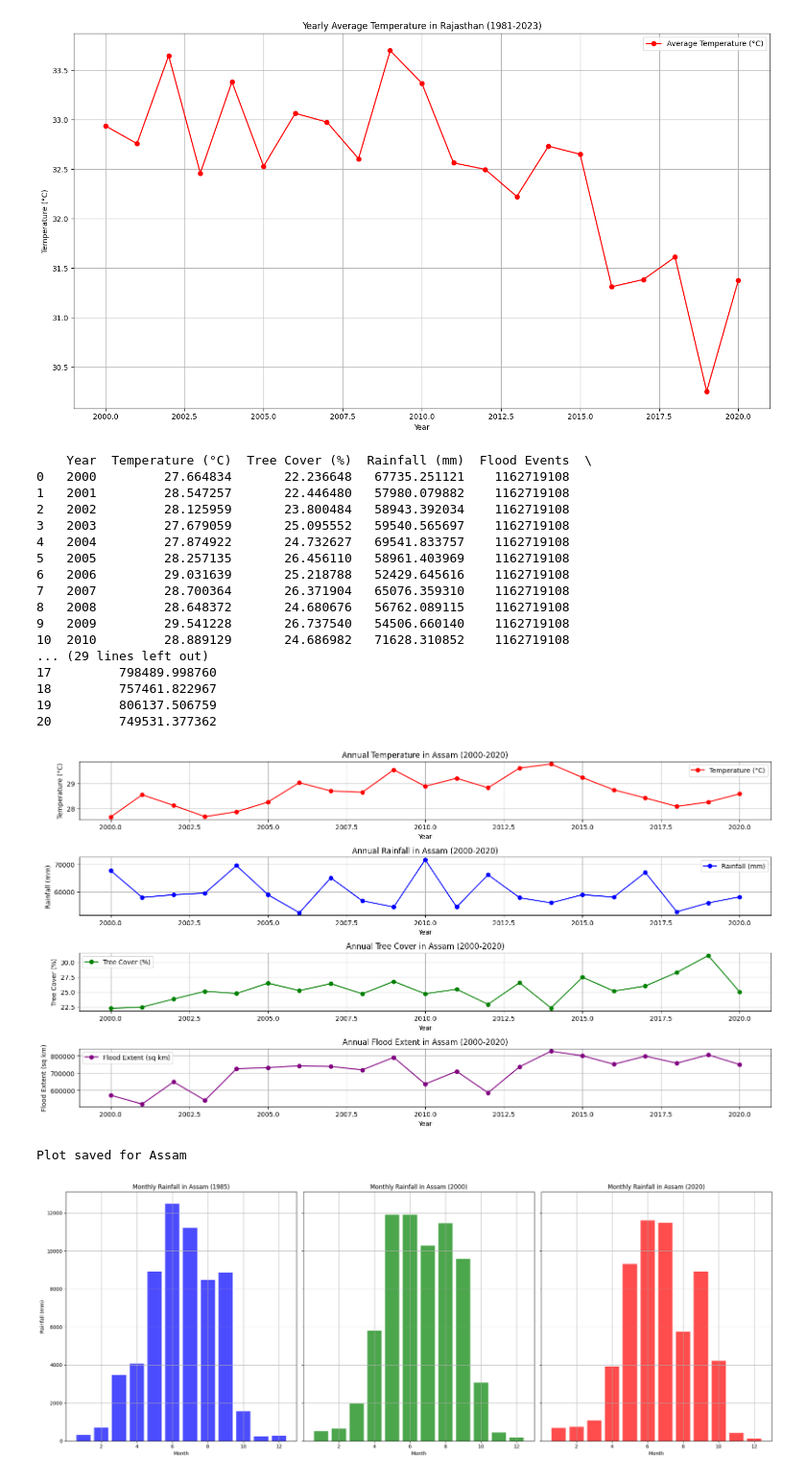
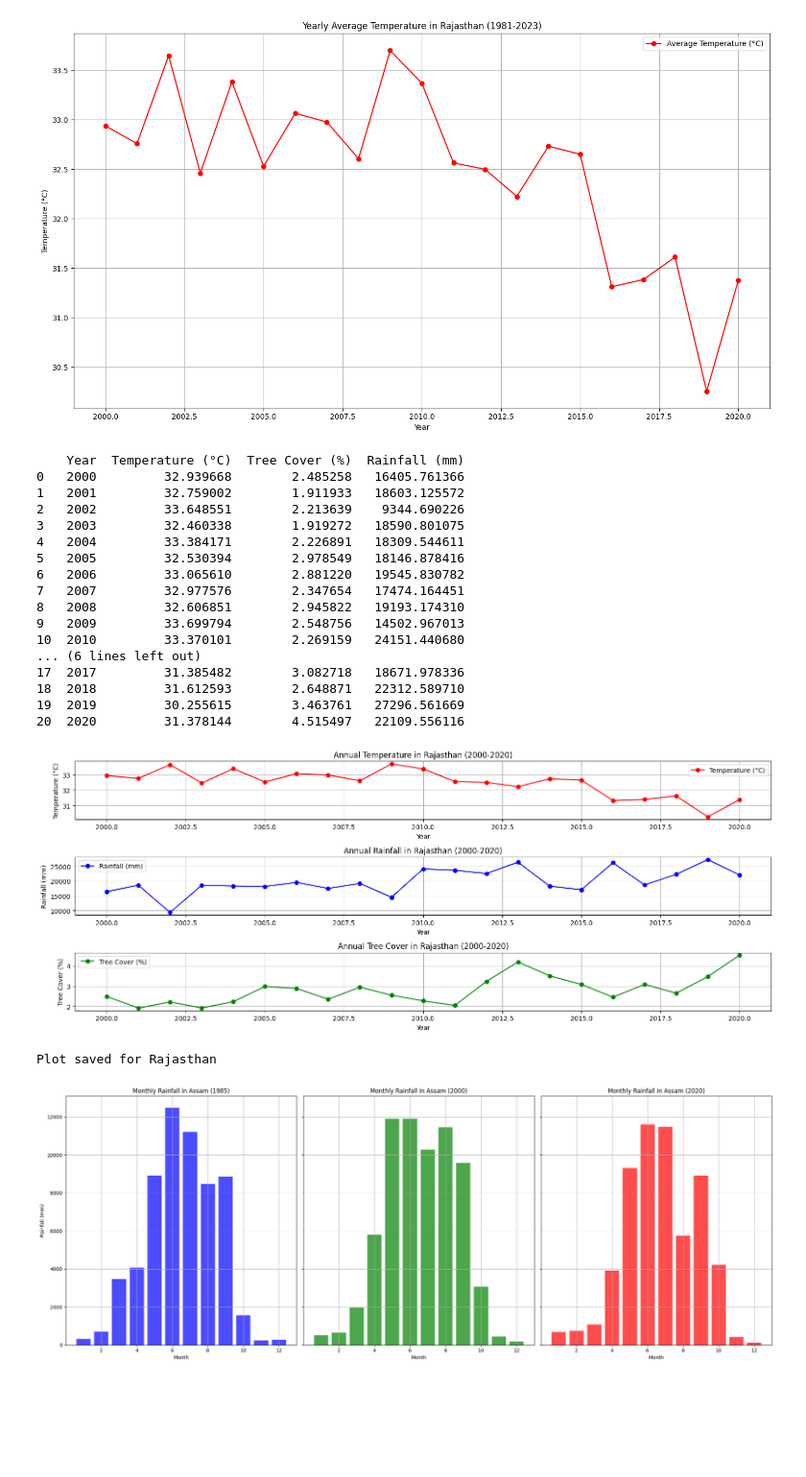
Before and after one commit to PradyuthReddy02/Climate-Change-blog, a Jupyter notebook: visualization.ipynb, the cells around one changed output. Shown at 96% size. Saved outputs shown, nothing was run; the diff lists cells and outputs as text; code cells hidden in the pictures; blank space fills up the shorter version.

```diff
--- a/visualization.ipynb
+++ b/visualization.ipynb
@@ -162,26 +162,26 @@ plt.show()
 import pandas as pd
 
 # Load the data from the CSV files
-temperature_file_path = "/Users/prreddy/Projects/Assam Data/Assam_district_monthly_temperature_1981_2023.csv"
-tree_cover_file_path = "/Users/prreddy/Projects/Assam Data/Assam_district_annual_tree_cover_2000_2020.csv"
-rainfall_file_path = "/Users/prreddy/Projects/Assam Data/Assam_district_monthly_rainfall_1981_2023.csv"
-flooding_file_path = "/Users/prreddy/Projects/Assam Data/Assam_district_monthly_flooding_2000_2023.csv"
+temperature_file_path = "/Users/prreddy/Projects/Rajasthan Data/Rajasthan_district_monthly_temperature_1981_2023.csv"
+tree_cover_file_path = "/Users/prreddy/Projects/Rajasthan Data/Rajasthan_district_annual_tree_cover_2000_2020.csv"
+rainfall_file_path = "/Users/prreddy/Projects/Rajasthan Data/Rajasthan_district_monthly_rainfall_1981_2023.csv"
+flooding_file_path = "/Users/prreddy/Projects/Rajasthan Data/Rajasthan_district_monthly_flooding_2000_2023.csv"
 
 temperature_df = pd.read_csv(temperature_file_path)
 tree_cover_df = pd.read_csv(tree_cover_file_path)
 rainfall_df = pd.read_csv(rainfall_file_path)
 flooding_df = pd.read_csv(flooding_file_path)
 
-# Calculate the average yearly temperature for Assam
+# Calculate the average yearly temperature for Rajasthan
 average_yearly_temperature = temperature_df.groupby(['Year'])['Temperature (°C)'].mean().reset_index()
 
-# Calculate the average yearly tree cover for Assam
+# Calculate the average yearly tree cover for Rajasthan
 average_yearly_tree_cover = tree_cover_df.groupby(['Year'])['Tree Cover (%)'].mean().reset_index()
 
-# Calculate the total yearly precipitation for Assam
+# Calculate the total yearly precipitation for Rajasthan
 total_yearly_precipitation = rainfall_df.groupby(['Year'])['Rainfall (mm)'].sum().reset_index()
 
-# Calculate the total yearly flood events and flood extent for Assam
+# Calculate the total yearly flood events and flood extent for Rajasthan
 total_yearly_flooding = flooding_df.groupby(['Year'])[['Flood Events', 'Flood Extent (sq km)']].sum().reset_index()
 
 # Merge the dataframes on Year
@@ -193,36 +193,36 @@ merged_df = pd.merge(merged_df, total_yearly_flooding, on='Year')
 print(merged_df)
 
 # Save the merged dataframe to a new CSV file
-merged_df.to_csv("Assam_yearly_climate_data.csv", index=False)
+merged_df.to_csv("Rajasthan_yearly_climate_data.csv", index=False)
 # %% [output]
-    Year  Temperature (°C)  Tree Cover (%)  Rainfall (mm)  Flood Events  \
-0   2000         27.664834       22.236648   67735.251121    1162719108
-1   2001         28.547257       22.446480   57980.079882    1162719108
-2   2002         28.125959       23.800484   58943.392034    1162719108
-3   2003         27.679059       25.095552   59540.565697    1162719108
-4   2004         27.874922       24.732627   69541.833757    1162719108
-5   2005         28.257135       26.456110   58961.403969    1162719108
-6   2006         29.031639       25.218788   52429.645616    1162719108
-7   2007         28.700364       26.371904   65076.359310    1162719108
-8   2008         28.648372       24.680676   56762.089115    1162719108
-9   2009         29.541228       26.737540   54506.660140    1162719108
-10  2010         28.889129       24.686982   71628.310852    1162719108
-... (29 lines left out)
-17         798489.998760
-18         757461.822967
-19         806137.506759
-20         749531.377362
+    Year  Temperature (°C)  Tree Cover (%)  Rainfall (mm)
+0   2000         32.939668        2.485258   16405.761366
+1   2001         32.759002        1.911933   18603.125572
+2   2002         33.648551        2.213639    9344.690226
+3   2003         32.460338        1.919272   18590.801075
+4   2004         33.384171        2.226891   18309.544611
+5   2005         32.530394        2.978549   18146.878416
+6   2006         33.065610        2.881220   19545.830782
+7   2007         32.977576        2.347654   17474.164451
+8   2008         32.606851        2.945822   19193.174310
+9   2009         33.699794        2.548756   14502.967013
+10  2010         33.370101        2.269159   24151.440680
+... (6 lines left out)
+17  2017         31.385482        3.082718   18671.978336
+18  2018         31.612593        2.648871   22312.589710
+19  2019         30.255615        3.463761   27296.561669
+20  2020         31.378144        4.515497   22109.556116
 # %%
 import pandas as pd
 import matplotlib.pyplot as plt
 import os
 
 # Load the yearly climate data from the CSV file
-climate_data_file_path = "/Users/prreddy/Projects/Assam Data/Assam_yearly_climate_data.csv"
+climate_data_file_path = "/Users/prreddy/Projects/Rajasthan Data/Rajasthan_yearly_climate_data.csv"
 climate_df = pd.read_csv(climate_data_file_path)
 
 # Create the output directory if it doesn't exist
-output_dir = "Assam_yearly_climate_plots"
+output_dir = "Rajasthan_yearly_climate_plots"
 os.makedirs(output_dir, exist_ok=True)
 
 # Plotting
@@ -231,7 +231,7 @@ plt.figure(figsize=(16, 10))
 # Plot temperature
 plt.subplot(5, 1, 1)
 plt.plot(climate_df['Year'], climate_df['Temperature (°C)'], marker='o', color='r', label='Temperature (°C)')
-plt.title('Annual Temperature in Assam (2000-2020)')
+plt.title('Annual Temperature in Rajasthan (2000-2020)')
 plt.xlabel('Year')
 plt.ylabel('Temperature (°C)')
 plt.grid(True)
@@ -240,44 +240,44 @@ plt.legend()
 # Plot rainfall
 plt.subplot(5, 1, 2)
 plt.plot(climate_df['Year'], climate_df['Rainfall (mm)'], marker='o', color='b', label='Rainfall (mm)')
-plt.title('Annual Rainfall in Assam (2000-2020)')
+plt.title('Annual Rainfall in Rajasthan (2000-2020)')
 plt.xlabel('Year')
 plt.ylabel('Rainfall (mm)')
 plt.grid(True)
 plt.legend()
 
 # Plot tree cover
 plt.subplot(5, 1, 3)
 plt.plot(climate_df['Year'], climate_df['Tree Cover (%)'], marker='o', color='g', label='Tree Cover (%)')
-plt.title('Annual Tree Cover in Assam (2000-2020)')
+plt.title('Annual Tree Cover in Rajasthan (2000-2020)')
 plt.xlabel('Year')
 plt.ylabel('Tree Cover (%)')
 plt.grid(True)
 plt.legend()
 
-# Plot flood extent
+# # Plot flood extent
 plt.subplot(5, 1, 4)
 plt.plot(climate_df['Year'], climate_df['Flood Extent (sq km)'], marker='o', color='purple', label='Flood Extent (sq km)')
-plt.title('Annual Flood Extent in Assam (2000-2020)')
+plt.title('Annual Flood Extent in Rajasthan (2000-2020)')
 plt.xlabel('Year')
 plt.ylabel('Flood Extent (sq km)')
 plt.grid(True)
 plt.legend()
 
 plt.tight_layout()
 
 # Save the plot to the output directory
-plt.savefig(os.path.join(output_dir, 'Assam_yearly_climate_trends.png'))
+plt.savefig(os.path.join(output_dir, 'Rajasthan_yearly_climate_trends.png'))
 plt.show()
 plt.close()  # Close the figure to free up memory
 
-print("Plot saved for Assam")
+print("Plot saved for Rajasthan")
 
 # Show the plot
 plt.show()
 # %% [output]
-[figure, old version]
+[figure, new version]
-Plot saved for Assam
+Plot saved for Rajasthan
 # %%
 import pandas as pd
 import matplotlib.pyplot as plt
```
Also changed, not shown: parts of 5 cells of this notebook, 44 other files.
